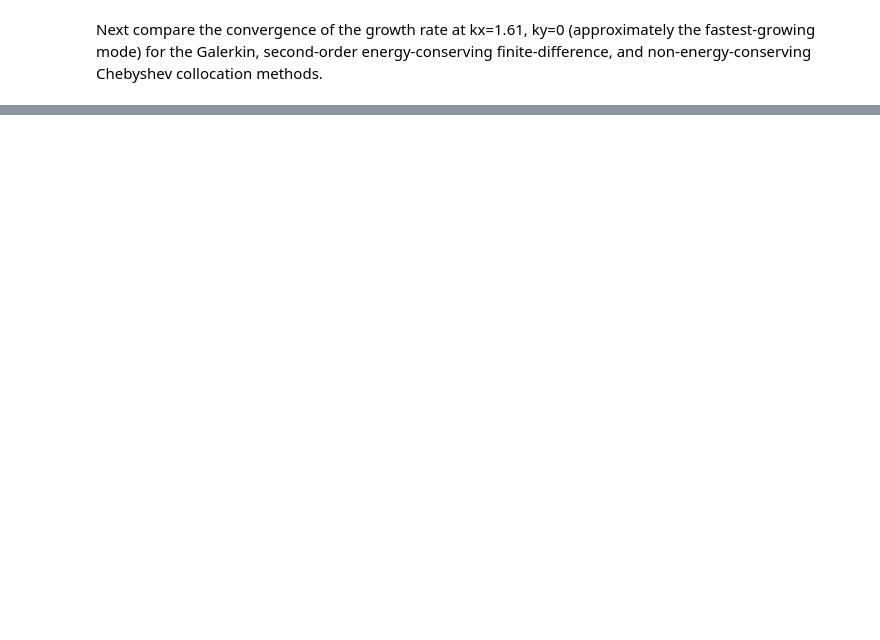
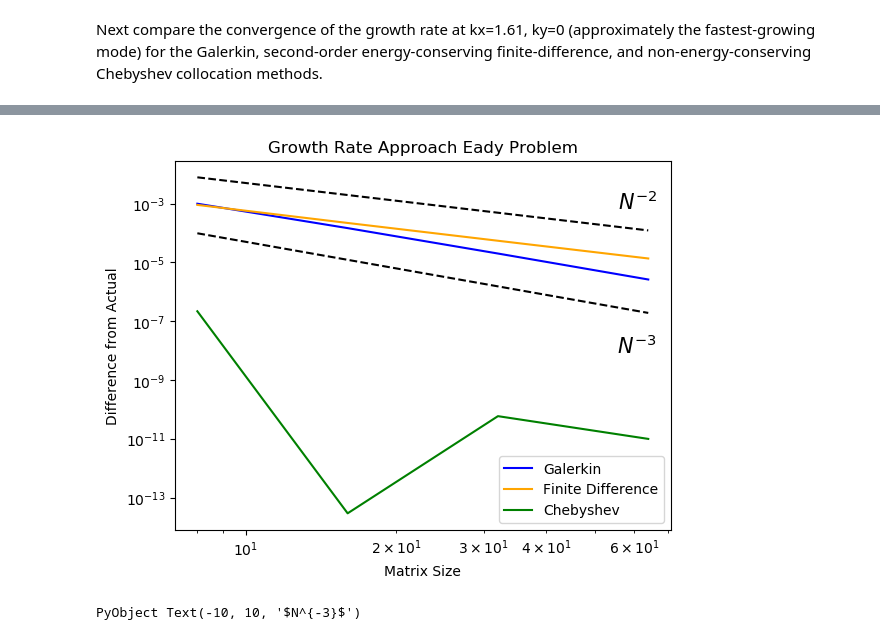
Before and after one commit to mwatwood-cu/QG-Galerkin, a Jupyter notebook: Julia1Version/Eady.ipynb, the cells around one changed output, grey strips where cells are left out. Cells and saved outputs as stored; diff of their text form; code cells hidden in the pictures; blank space fills up the shorter version.

```diff
--- a/Julia1Version/Eady.ipynb
+++ b/Julia1Version/Eady.ipynb
@@ -210,0 +198,37 @@ end
+# %%
+#Needs the above cell run first
+bestValue_eady = 1.61*imag(cEady(1.61))
+
+diffs_G = abs.(growthRates_G.-bestValue_eady)
+diffs_F = abs.(growthRates_F.-bestValue_eady)
+diffs_C = abs.(growthRates_C.-bestValue_eady)
+plot(sN,diffs_G, label="Galerkin", color="b")
+plot(sN,diffs_F, label="Finite Difference", color="orange")
+plot(sN,diffs_C, label="Chebyshev",color="g")
+plot(sN, .5*float(sN).^-2, color="k", linestyle="dashed")
+plot(sN, .05*float(sN).^-3, color="k", linestyle="dashed")
+title("Growth Rate Approach Eady Problem")
+xlabel("Matrix Size")
+ylabel("Difference from Actual")
+yscale("log")
+xscale("log")
+legend(loc="lower right")
+annotate(L"$N^{-2}$",
+	xy=[1;0.82],
+	xycoords="axes fraction",
+	xytext=[-10,10],
+	textcoords="offset points",
+	fontsize=15.0,
+	ha="right",
+	va="bottom")
+annotate(L"$N^{-3}$",
+	xy=[1;0.43],
+	xycoords="axes fraction",
+	xytext=[-10,10],
+	textcoords="offset points",
+	fontsize=15.0,
+	ha="right",
+	va="bottom")
+# %% [output]
+[figure, added]
+PyObject Text(-10, 10, '$N^{-3}$')
```
Also changed, not shown: parts of 3 cells of this notebook, 3 other files.
